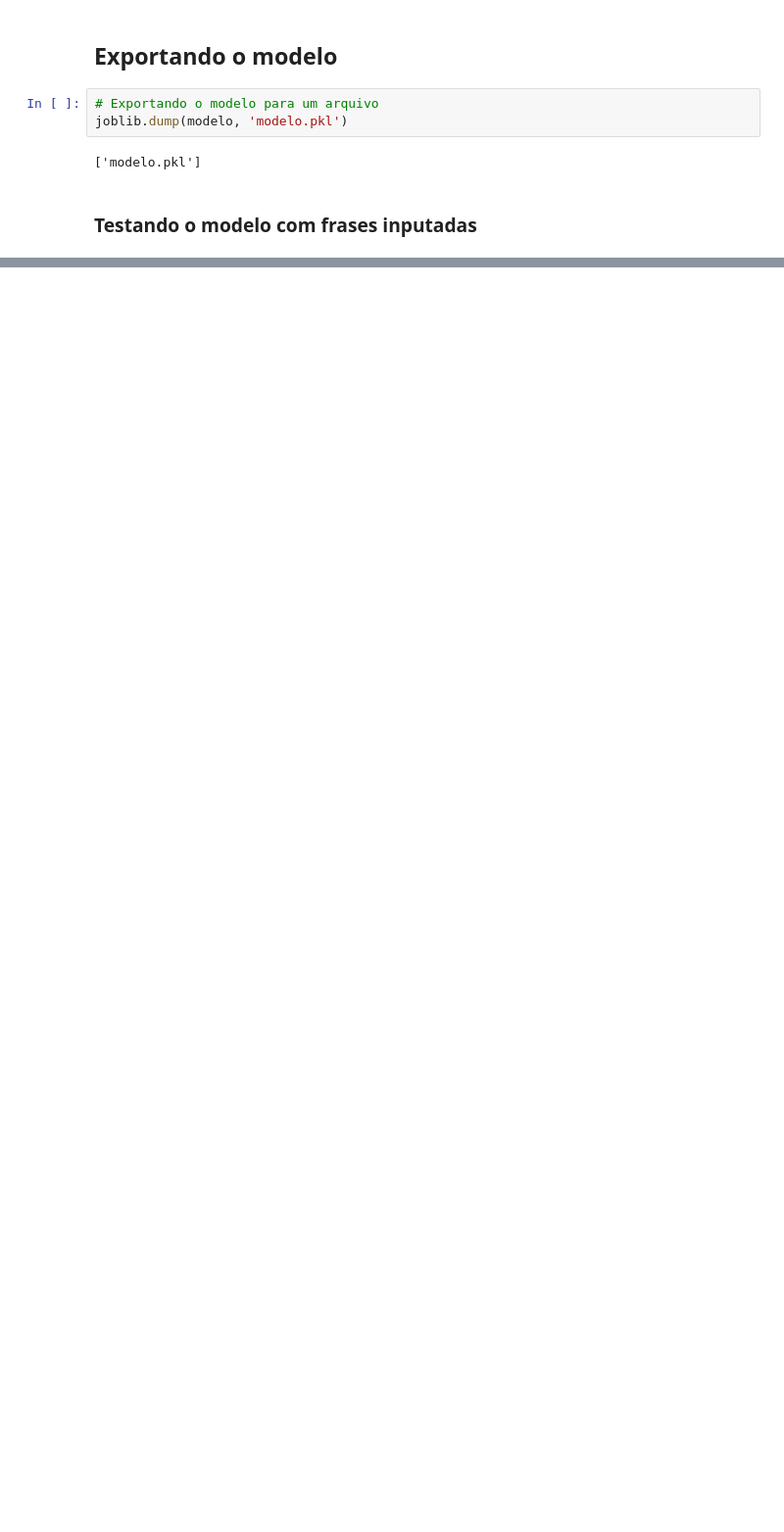
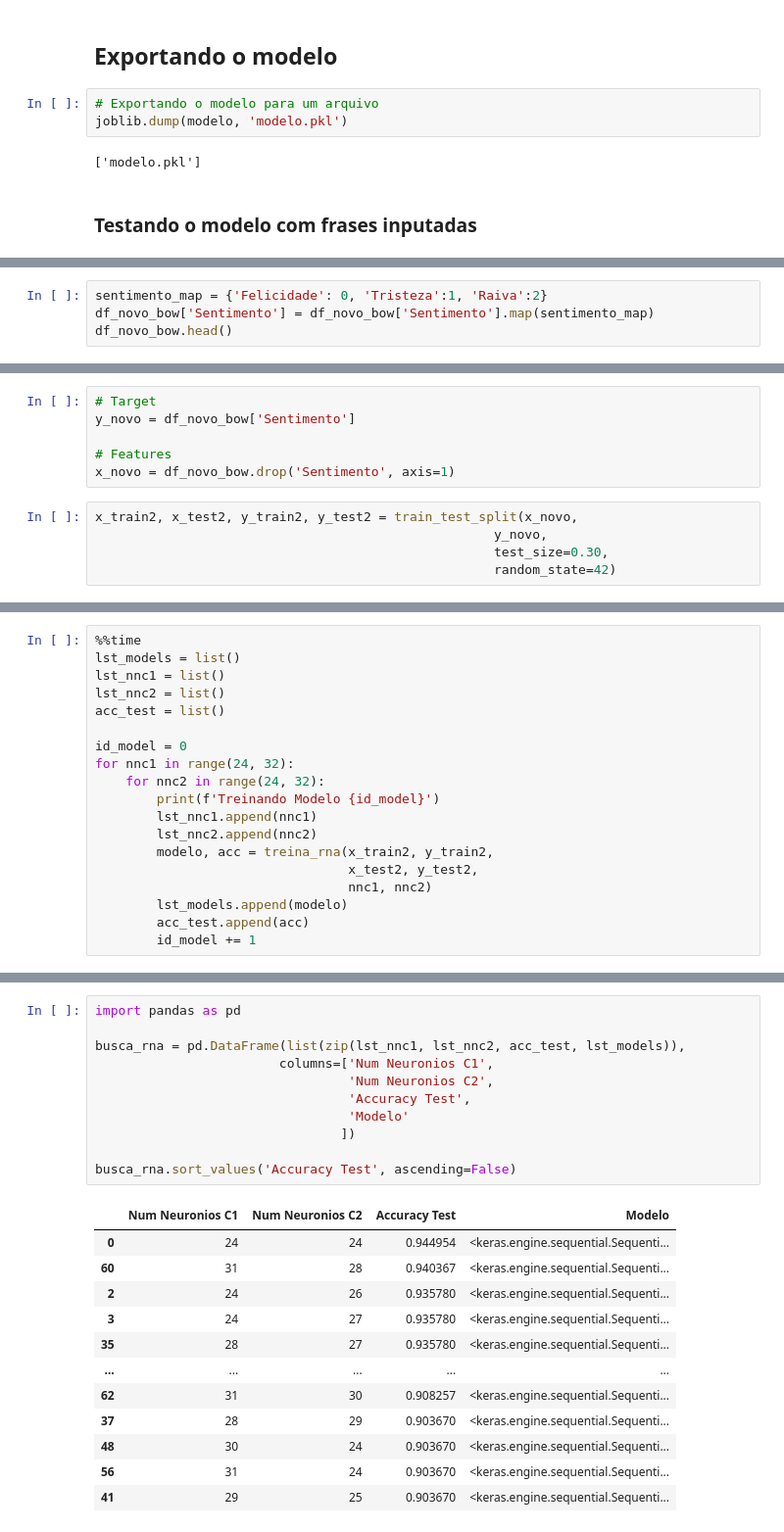
Before and after one commit to ben-hurs/Analise-de-sentimento, a Jupyter notebook: notebook_analise_de_sentimentos.ipynb, the cells around one changed output, grey strips where cells are left out. Shown at 98% size. Saved outputs shown, nothing was run; the diff lists cells and outputs as text; blank space fills up the shorter version.

```diff
--- a/notebook_analise_de_sentimentos.ipynb
+++ b/notebook_analise_de_sentimentos.ipynb
@@ -325,0 +463,4 @@ df_stop.head()
+# %%
+sentimento_map = {'Felicidade': 0, 'Tristeza':1, 'Raiva':2}
+df_novo_bow['Sentimento'] = df_novo_bow['Sentimento'].map(sentimento_map)
+df_novo_bow.head()
@@ -325,0 +475,11 @@ df_stop.head()
+# %%
+# Target
+y_novo = df_novo_bow['Sentimento']
+
+# Features
+x_novo = df_novo_bow.drop('Sentimento', axis=1)
+# %%
+x_train2, x_test2, y_train2, y_test2 = train_test_split(x_novo,
+                                                    y_novo,
+                                                    test_size=0.30,
+                                                    random_state=42)
@@ -325,0 +614,19 @@ df_stop.head()
+# %%
+%%time
+lst_models = list()
+lst_nnc1 = list()
+lst_nnc2 = list()
+acc_test = list()
+
+id_model = 0
+for nnc1 in range(24, 32):
+    for nnc2 in range(24, 32):
+        print(f'Treinando Modelo {id_model}')
+        lst_nnc1.append(nnc1)
+        lst_nnc2.append(nnc2)
+        modelo, acc = treina_rna(x_train2, y_train2,
+                                 x_test2, y_test2,
+                                 nnc1, nnc2)
+        lst_models.append(modelo)
+        acc_test.append(acc)
+        id_model += 1
@@ -325,0 +651,24 @@ df_stop.head()
+# %%
+import pandas as pd
+
+busca_rna = pd.DataFrame(list(zip(lst_nnc1, lst_nnc2, acc_test, lst_models)),
+                        columns=['Num Neuronios C1',
+                                 'Num Neuronios C2',
+                                 'Accuracy Test',
+                                 'Modelo'
+                                ])
+
+busca_rna.sort_values('Accuracy Test', ascending=False)
+# %% [output]
+|  | Num Neuronios C1 | Num Neuronios C2 | Accuracy Test | Modelo |
+| 0 | 24 | 24 | 0.944954 | <keras.engine.sequential.Sequenti... |
+| 60 | 31 | 28 | 0.940367 | <keras.engine.sequential.Sequenti... |
+| 2 | 24 | 26 | 0.935780 | <keras.engine.sequential.Sequenti... |
+| 3 | 24 | 27 | 0.935780 | <keras.engine.sequential.Sequenti... |
+| 35 | 28 | 27 | 0.935780 | <keras.engine.sequential.Sequenti... |
+| ... | ... | ... | ... | ... |
+| 62 | 31 | 30 | 0.908257 | <keras.engine.sequential.Sequenti... |
+| 37 | 28 | 29 | 0.903670 | <keras.engine.sequential.Sequenti... |
+| 48 | 30 | 24 | 0.903670 | <keras.engine.sequential.Sequenti... |
+| 56 | 31 | 24 | 0.903670 | <keras.engine.sequential.Sequenti... |
+| 41 | 29 | 25 | 0.903670 | <keras.engine.sequential.Sequenti... |
```
Also changed, not shown: parts of 46 cells of this notebook, 4 other files.
